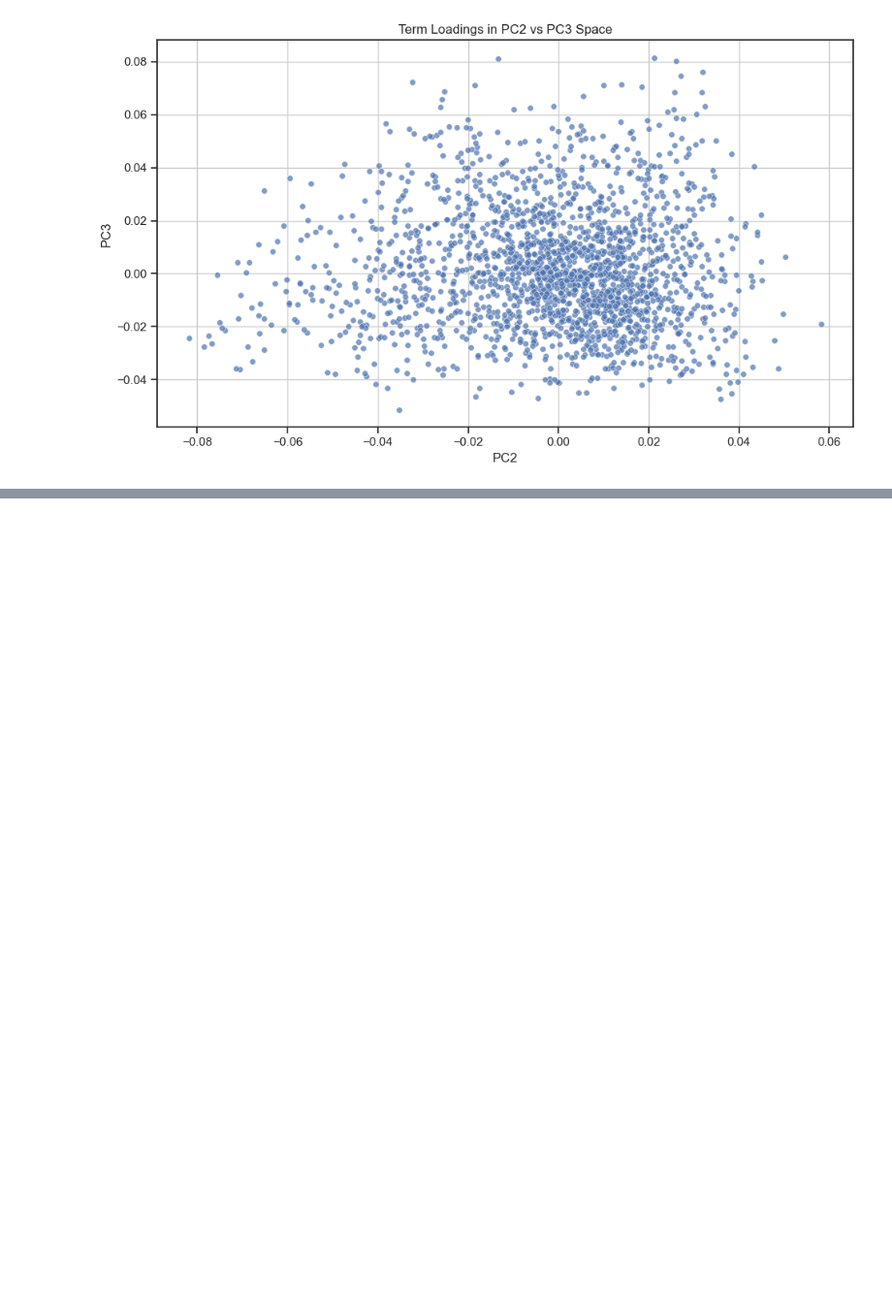
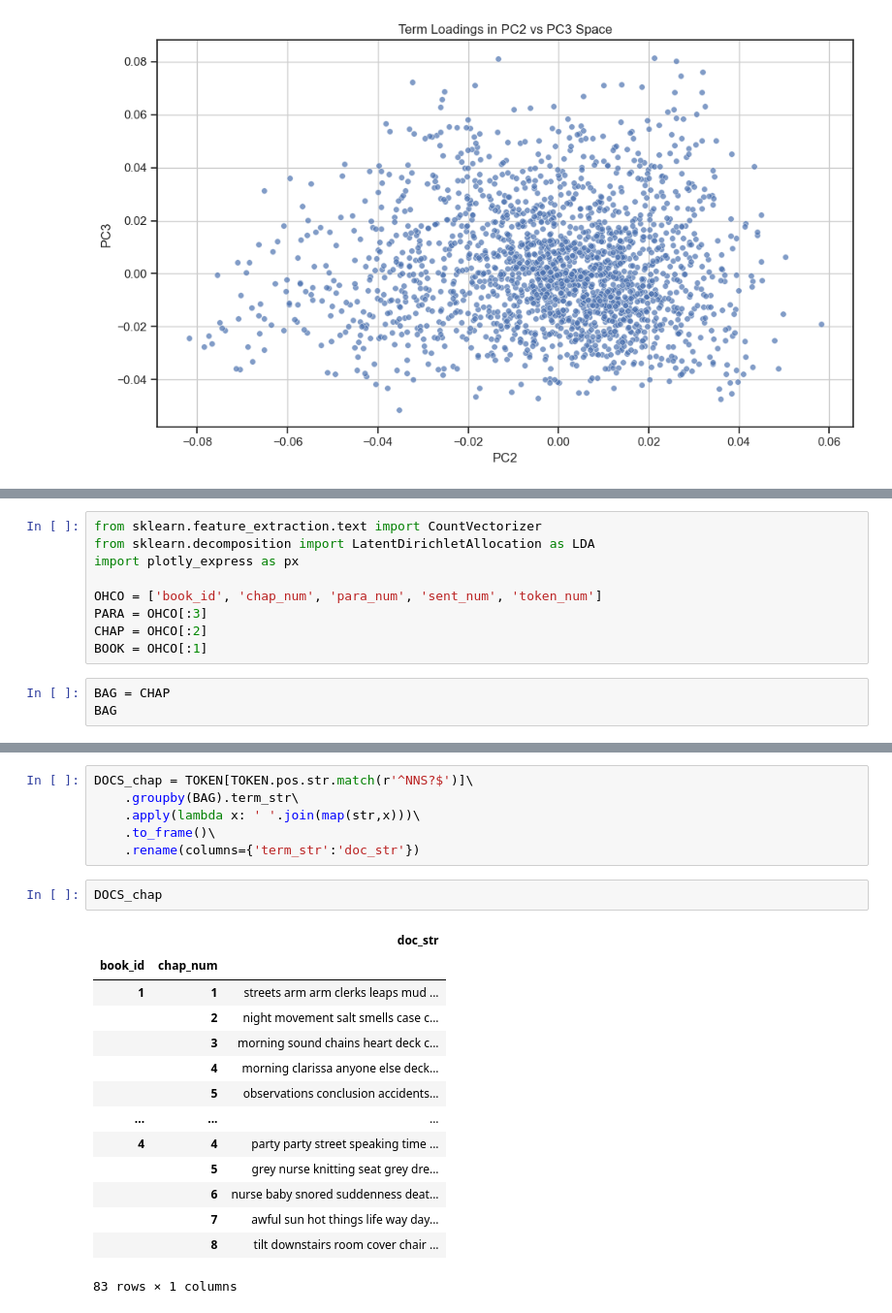
Before and after one commit to sqr8ap/DS5001-2025-01-R, a Jupyter notebook: final_project/Models.ipynb, the cells around one changed output, grey strips where cells are left out. Shown at 97% size. Cells and saved outputs as stored; diff of their text form; blank space fills up the shorter version.

```diff
--- a/final_project/Models.ipynb
+++ b/final_project/Models.ipynb
@@ -286,0 +289,12 @@ plt.show()
+# %%
+from sklearn.feature_extraction.text import CountVectorizer
+from sklearn.decomposition import LatentDirichletAllocation as LDA
+import plotly_express as px
+
+OHCO = ['book_id', 'chap_num', 'para_num', 'sent_num', 'token_num']
+PARA = OHCO[:3]
+CHAP = OHCO[:2]
+BOOK = OHCO[:1]
+# %%
+BAG = CHAP
+BAG
@@ -286,0 +316,23 @@ plt.show()
+# %%
+DOCS_chap = TOKEN[TOKEN.pos.str.match(r'^NNS?$')]\
+    .groupby(BAG).term_str\
+    .apply(lambda x: ' '.join(map(str,x)))\
+    .to_frame()\
+    .rename(columns={'term_str':'doc_str'})
+# %%
+DOCS_chap
+# %% [output]
+|  |  | doc_str |
+| book_id | chap_num |  |
+| 1 | 1 | streets arm arm clerks leaps mud ... |
+|  | 2 | night movement salt smells case c... |
+|  | 3 | morning sound chains heart deck c... |
+|  | 4 | morning clarissa anyone else deck... |
+|  | 5 | observations conclusion accidents... |
+| ... | ... | ... |
+| 4 | 4 | party party street speaking time ... |
+|  | 5 | grey nurse knitting seat grey dre... |
+|  | 6 | nurse baby snored suddenness deat... |
+|  | 7 | awful sun hot things life way day... |
+|  | 8 | tilt downstairs room cover chair ... |
+83 rows × 1 columns
```
Also changed, not shown: parts of 21 cells of this notebook, 1 other file.
